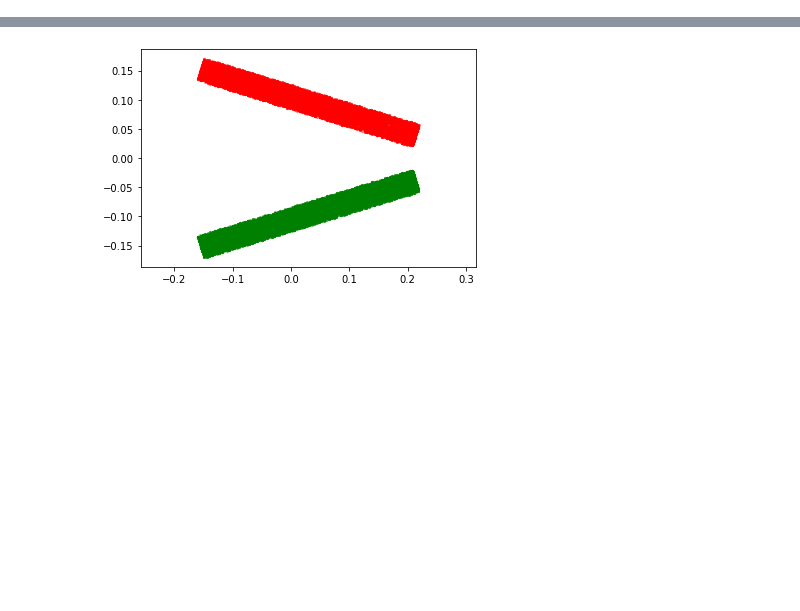
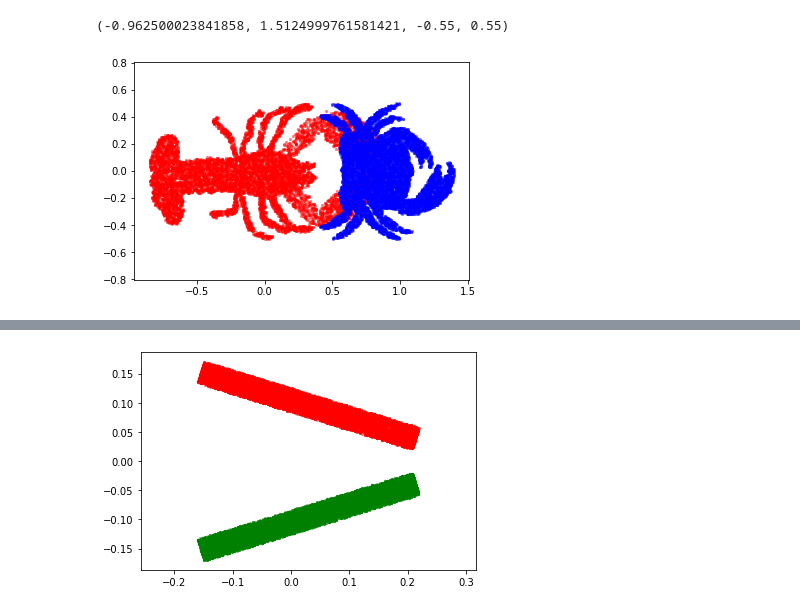
Before and after one commit to pzpzpzp1/wassflow, a Jupyter notebook: cnf-sinkhorn-demo.ipynb, the cells around one changed output, grey strips where cells are left out. Drawn from its saved outputs; the diff is of its cells as text; code cells hidden in the pictures; blank space fills up the shorter version.

```diff
--- a/cnf-sinkhorn-demo.ipynb
+++ b/cnf-sinkhorn-demo.ipynb
@@ -17,3 +17,32 @@ importlib.reload(ODEModel)
 from ODEModel import velocMLP, FfjordModel
 importlib.reload(LearnVelTraj);
 from LearnVelTraj import learn_vel_trajectory
+# %%
+# # ## TRAIN carcination. jerk=.01
+f1 = ImageDataset('frames/lobster.jpg',noise_std=0,thresh=.50,binary=False);
+f2 = ImageDataset('frames/crab.jpg',noise_std=0);
+
+n_inner = 10000;
+n_sil = 10000 - n_inner;
+dat1 = torch.cat(f1.sample(n_inner, n_sil, scale = [1.7, -1], center = [0,0], rotate = 0),0);
+dat2 = torch.cat(f2.sample(n_inner, n_sil, scale = [1, -1], center = [.9,0], rotate = -np.pi/2),0);
+
+ezshow(dat1, col='red')
+ezshow(dat2, col='blue')
+plt.axis('equal')
+
+keyframes, __ = ImageDataset.normalize_samples(torch.stack((dat1, dat2)).to(device));
+model = FfjordModel(sigmac = 2, n_freq = 100, hidden_layers=3, hidden_features=512, tdiv = 1, in_features=3, out_features=2, incrementalMask = True,  Tperiod = None).to(device)
+outfolder = "results/experiment_carcinization_base/"
+model, losses, separate_losses, lrs, n_subs, separate_times = learn_vel_trajectory(keyframes, n_iters = 300, stepsperbatch=50, n_subsample=300, model=model, outname=outfolder, sqrtfitloss=True, detachTZM = False, lr = 1e-4, scaling = .4, normalize=True)
+# model.load_state(outfolder + 'models/state_final.tar')
+
+xt_trajs = st.save_trajectory_2d(model, keyframes, savedir=outfolder, savename='render',
+                       nsteps=40, dpiv=600, n=2000)
+st.render_2d(model, keyframes, xt_trajs, savedir=outfolder, savename='render',
+                       dpiv=600, sigma=None, knn=20, cycle=False, lw=3, contrast=3, Nrbf = 100000, keyframes=True, tightBB=True)
+st.render_2d(model, keyframes, xt_trajs, savedir=outfolder, savename='render_tight',
+                       dpiv=600, sigma=None, knn=20, cycle=False, lw=3, contrast=3, Nrbf = 100000, keyframes=True, tightBB=False)
+# %% [output]
+(-0.962500023841858, 1.5124999761581421, -0.55, 0.55)
+[figure, added]
```
Also changed, not shown: parts of 6 cells of this notebook, 4 other files.
